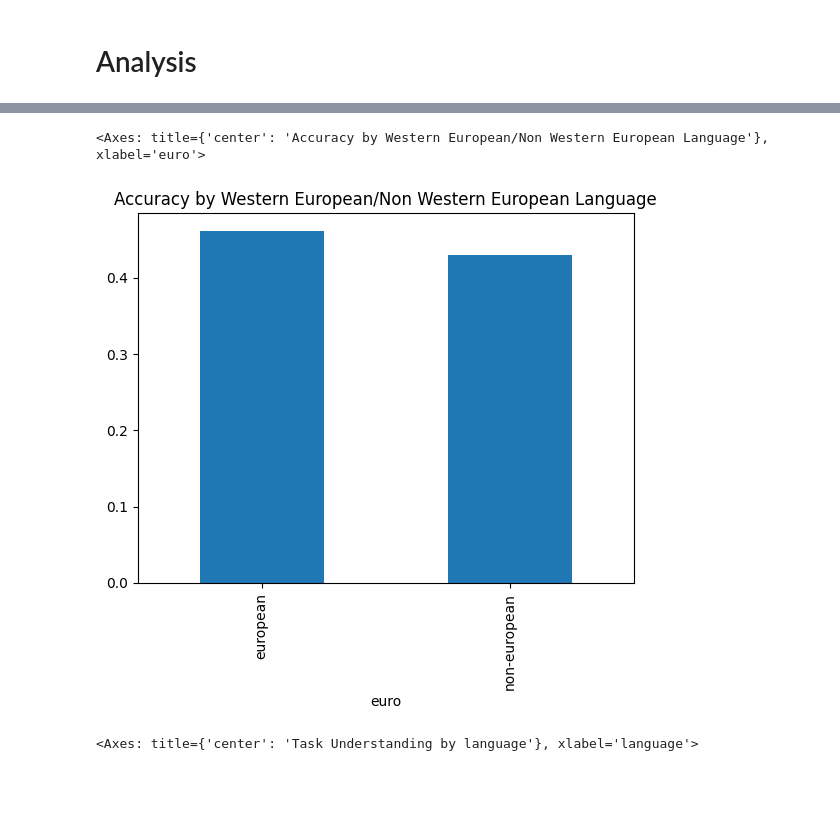
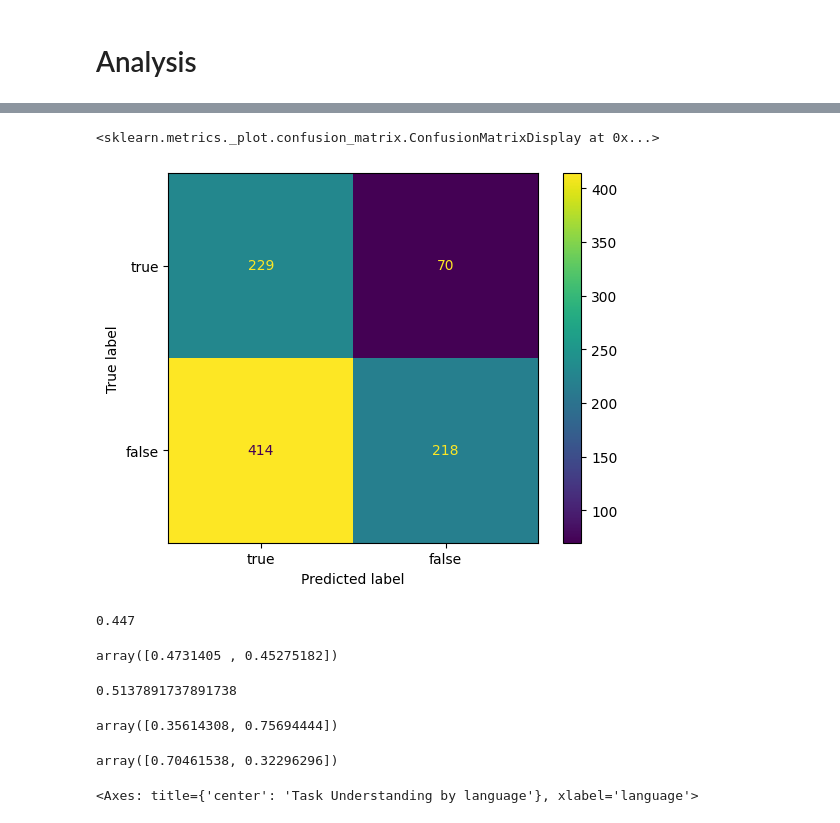
Before and after one commit to TheFloatingString/llm-misinfo-eval, a Jupyter notebook: notebooks/cohere_eval.ipynb, the cells around one changed output, grey strips where cells are left out. Drawn from its saved outputs; the diff is of its cells as text; code cells hidden in the pictures; blank space fills up the shorter version.

Commit message:
more metrics on cohere

```diff
--- a/notebooks/cohere_eval.ipynb
+++ b/notebooks/cohere_eval.ipynb
@@ -141,31 +169,44 @@ df_simple.plot.bar("match", title="Accuracy by Language")
-# %%
-#make a new column for whether cohere matches by language
-def euro_or_not(row):
-    if row['language'] in ["de", "es", "fr", "it", "no", "nl", "pl", "pt", "ro", "ru", "sr", "sq"]: #german, spanish, french, italian, norwegian, dutch, polish
-        return "european"
-    else: #ar - arabic; az - azerbaijani; bn - bengali; fa - farsi; gu - gujarati; hi - hindi; id - indonesian
-        #ka - georgian; mr - marathi; pa - punjabi; si - sinhala; ta - tamil; tr - turkish
-        return "non-european"
-
-df_results0['euro'] = df_results0.apply(euro_or_not, axis=1)
-
-#1 means everything was right, 0 means everything was wrong (since a 1 was added for a match, a 0 was added otherwise)
-df_simple = df_results0.groupby("euro")["match"].agg(np.mean)
-
-def western(row):
-    if row["language"] in ["de", "es", "fr", "it", "nl", "no", "pt"]:
-        return "western"
-    else:
-        return "non-western"
-
-df_results0['western'] = df_results0.apply(western, axis=1)
-df_western = df_results0.groupby("western")["match"].agg(np.mean)
-df_simple.plot.bar("match", title="Accuracy by Western European/Non Western European Language")
-
-#TODO: try number of speakers to see if smaller languages have worse results
-# %% [output]
-<Axes: title={'center': 'Accuracy by Western European/Non Western European Language'}, xlabel='euro'>
-[figure, removed]
+# %%
+
+import sklearn.metrics as skm
+
+skm.ConfusionMatrixDisplay.from_predictions(df_results0["simple_truth"], df_results0["cohere_simple"], labels=["true", "false"])
+
+#looks like we have a lot of false negatives - a lot of misinfo is being classified as true
+#interestingly, cohere is predicting true more often than it's predicting false, but there are actually more false claims in the dataset
+# %% [output]
+<sklearn.metrics._plot.confusion_matrix.ConfusionMatrixDisplay at 0x...>
+[figure, added]
+# %%
+#normal accuracy
+skm.accuracy_score(df_results0["simple_truth"], df_results0["cohere_simple"])
+# %% [output]
+0.447
+# %%
+#f1
+skm.f1_score(df_results0["simple_truth"], df_results0["cohere_simple"], labels=["true", "false"], average=None)
+# %% [output]
+array([0.4731405 , 0.45275182])
+# %%
+#balanced accuracy
+skm.balanced_accuracy_score(df_results0["simple_truth"], df_results0["cohere_simple"], adjusted=False) #changing the adjusted parameter has a HUGE effect - why?
+# %% [output]
+0.5137891737891738
+# %%
+#precision
+skm.precision_score(df_results0["simple_truth"], df_results0["cohere_simple"], labels=["true", "false"], average=None) #won't work if you set average to binary, even though the class is binary
+#(I think because there are "unknown" values in cohere, and you can't filter them out in binary)
+#precision for true: 0.35 (lots of false positives - lots of false claims being classified as true)
+#precision for false: 0.75 (comparatively fewer false negatives)
+# %% [output]
+array([0.35614308, 0.75694444])
+# %%
+#recall
+skm.recall_score(df_results0["simple_truth"], df_results0["cohere_simple"], labels=["true", "false"], average=None)
+#recall for true: 0.70 (relatively good jub finding all true samples without misclassifying them as false)
+#recall for false: 0.32 (we are not guessing that a lot of samples are false)
+# %% [output]
+array([0.70461538, 0.32296296])
 # %%
 #looking at how well cohere understood the task and responded as it was supposed to
 def task_understood(row):
```
Also changed, not shown: parts of 15 cells of this notebook.
